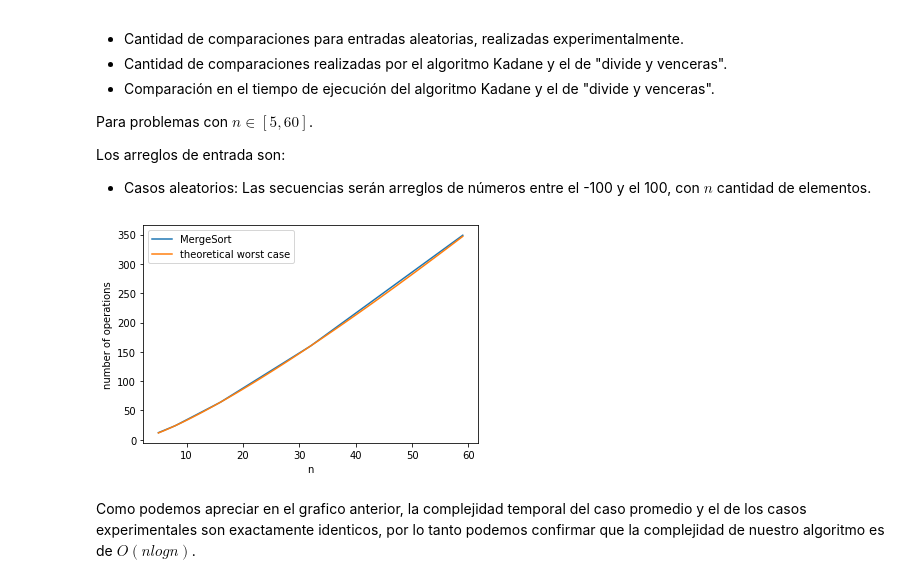
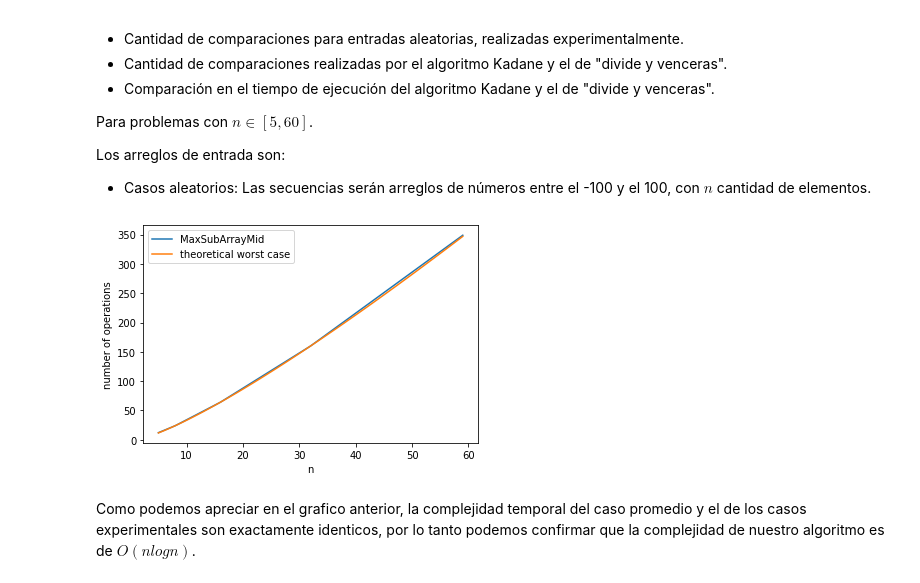
Before and after one commit to LosPowerPeralta/ADA-Informes-Matias, a Jupyter notebook: Informe_Problema_del_Sub_arreglo_máximo.ipynb, the cells around one changed output. Drawn from its saved outputs; the diff is of its cells as text; code cells hidden in the pictures.

```diff
--- a/Informe_Problema_del_Sub_arreglo_máximo.ipynb
+++ b/Informe_Problema_del_Sub_arreglo_máximo.ipynb
@@ -318,23 +318,23 @@ Los arreglos de entrada son:
 # %%
 x=[n for n in range(5,60)]
 y1=[n* mt.log2(n) for n in range(5,60)] # caso promedio
 y2= []
 y=[];
 
 for n in range(5,60):
   a = rd.sample(range(-100, 100), n)
   a,sum,counter  = MaxSubArray(a)
   y.append(counter)
 
 plt.plot(x,y)
 plt.plot(x,y1)
-plt.legend(["MergeSort", "theoretical worst case", "theoretical best case"])
+plt.legend(["MaxSubArrayMid", "theoretical worst case"])
 
 plt.xlabel('n')
 plt.ylabel('number of operations')
 plt.show()
 # %% [output]
-[figure, old version]
+[figure, new version]
 # %% [markdown]
 Como podemos apreciar en el grafico anterior, la complejidad temporal del caso promedio y el de los casos experimentales son exactamente identicos, por lo tanto podemos confirmar que la complejidad de nuestro algoritmo es de $O(nlogn)$.
 # %% [markdown]
```
Also changed, not shown: parts of 6 cells of this notebook.
